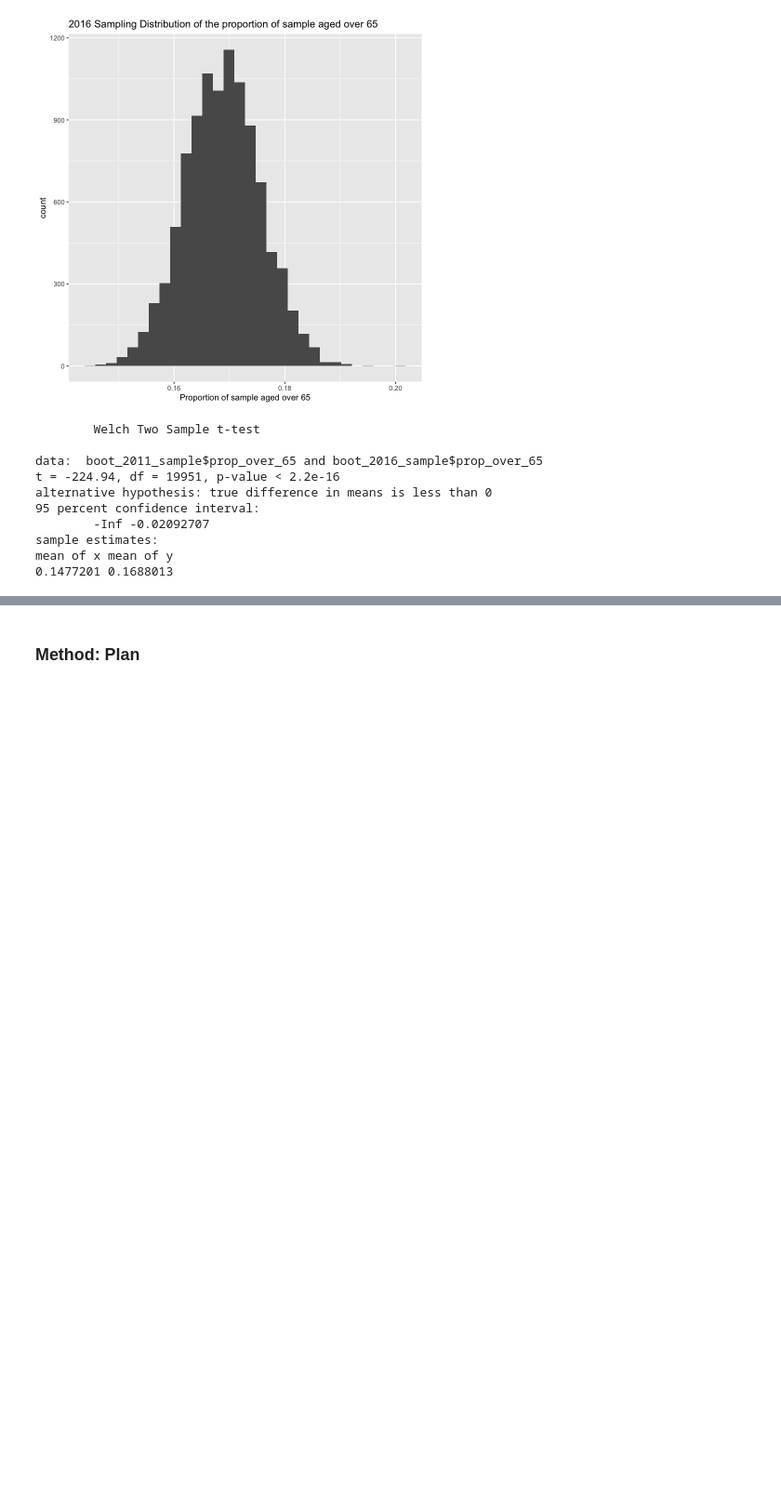
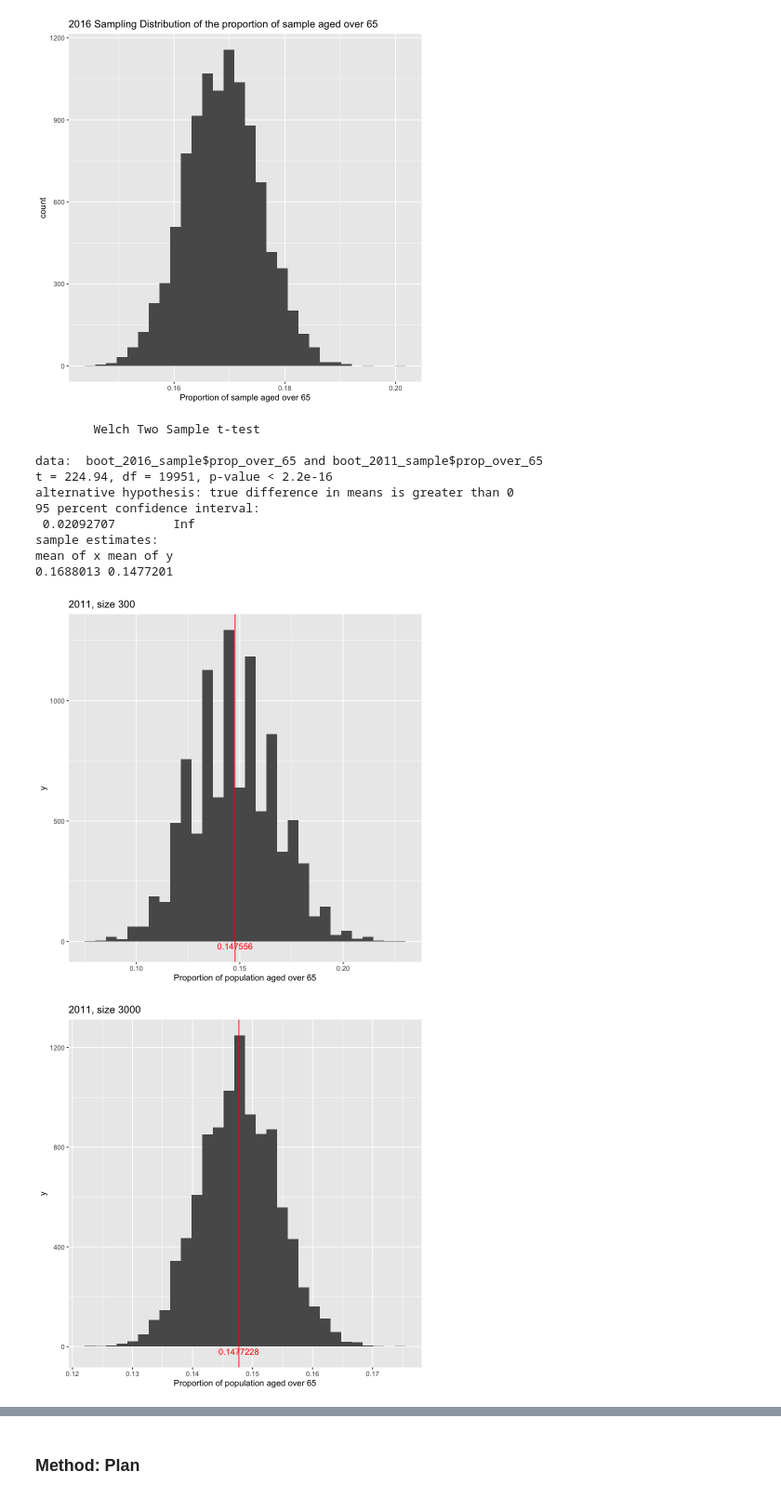
Before and after one commit to felixmachaoran/Age_Distibution, a Jupyter notebook: proposal.ipynb, the cells around one changed output, grey strips where cells are left out. Shown at 93% size. Saved outputs shown, nothing was run; the diff lists cells and outputs as text; code cells hidden in the pictures; blank space fills up the shorter version.

```diff
--- a/proposal.ipynb
+++ b/proposal.ipynb
@@ -266,19 +266,61 @@ A tibble: 6 × 2
 [figure]
 # %%
 ### Hypothesis Testing
-hytest <- t.test(x = boot_2011_sample$prop_over_65,
-           y = boot_2016_sample$prop_over_65,
+hytest <- t.test(x = boot_2016_sample$prop_over_65,
+           y = boot_2011_sample$prop_over_65,
            paired = FALSE,
-           alternative = 'less')
+           alternative = 'greater')
 hytest
 # %% [output]
         Welch Two Sample t-test
 
-data:  boot_2011_sample$prop_over_65 and boot_2016_sample$prop_over_65
-t = -224.94, df = 19951, p-value < 2.2e-16
-alternative hypothesis: true difference in means is less than 0
+data:  boot_2016_sample$prop_over_65 and boot_2011_sample$prop_over_65
+t = 224.94, df = 19951, p-value < 2.2e-16
+alternative hypothesis: true difference in means is greater than 0
 95 percent confidence interval:
-        -Inf -0.02092707
+ 0.02092707        Inf
 sample estimates:
 mean of x mean of y
-0.1477201 0.1688013
+0.1688013 0.1477201
+# %%
+### Asymptotics Analysis 2011
+set.seed(123)
+asy_sample2011_300 <- rep_sample_n(obs_2011_noNA, size=300, replace = FALSE, rep=10000) %>%
+           group_by(replicate) %>%
+           summarise(prop_over_65_2011 = mean(obs_2011_noNA >= 65))
+asy_sample2011_3000 <- rep_sample_n(obs_2011_noNA, size=3000, replace = FALSE, rep=10000) %>%
+           group_by(replicate) %>%
+           summarise(prop_over_65_2011 = mean(obs_2011_noNA >= 65))
+asy_sample2011_30000 <- rep_sample_n(obs_2011_noNA, size=30000, replace = FALSE, rep=10000) %>%
+           group_by(replicate) %>%
+           summarise(prop_over_65_2011 = mean(obs_2011_noNA >= 65))
+# %%
+
+sample300_2011_dist <- asy_sample2011_300 %>%
+                ggplot(aes(x = prop_over_65_2011)) +
+                geom_histogram(bins=30) +
+                xlab("Proportion of population aged over 65") +
+                ggtitle("2011, size 300")+
+                geom_vline(xintercept=mean(asy_sample2011_3000$prop_over_65_2011), color="red")+
+                annotate("text", x=mean(asy_sample2011_3000$prop_over_65_2011), y=-20, label="0.147556", color="red")
+sample3000_2011_dist <- asy_sample2011_3000 %>%
+                ggplot(aes(x = prop_over_65_2011)) +
+                geom_histogram(bins=30) +
+                xlab("Proportion of population aged over 65") +
+                ggtitle("2011, size 3000")+
+                geom_vline(xintercept=mean(asy_sample2011_3000$prop_over_65_2011), color="red")+
+                annotate("text", x=mean(asy_sample2011_3000$prop_over_65_2011), y=-20, label="0.1477228", color="red")
+sample30000_2011_dist <- asy_sample2011_30000 %>%
+                ggplot(aes(x = prop_over_65_2011)) +
+                geom_histogram(bins=30) +
+                xlab("Proportion of population aged over 65") +
+                ggtitle("2011, size 30000")+
+                geom_vline(xintercept=mean(asy_sample2011_30000$prop_over_65_2011), color="red")+
+                annotate("text", x=mean(asy_sample2011_30000$prop_over_65_2011), y=-20, label="0.1477175", color="red")
+# %%
+sample300_2011_dist
+sample3000_2011_dist
+sample30000_2011_dist
+# %% [output]
+[figure, added]
+[figure, added]
```
Also changed, not shown: parts of 7 cells of this notebook.
